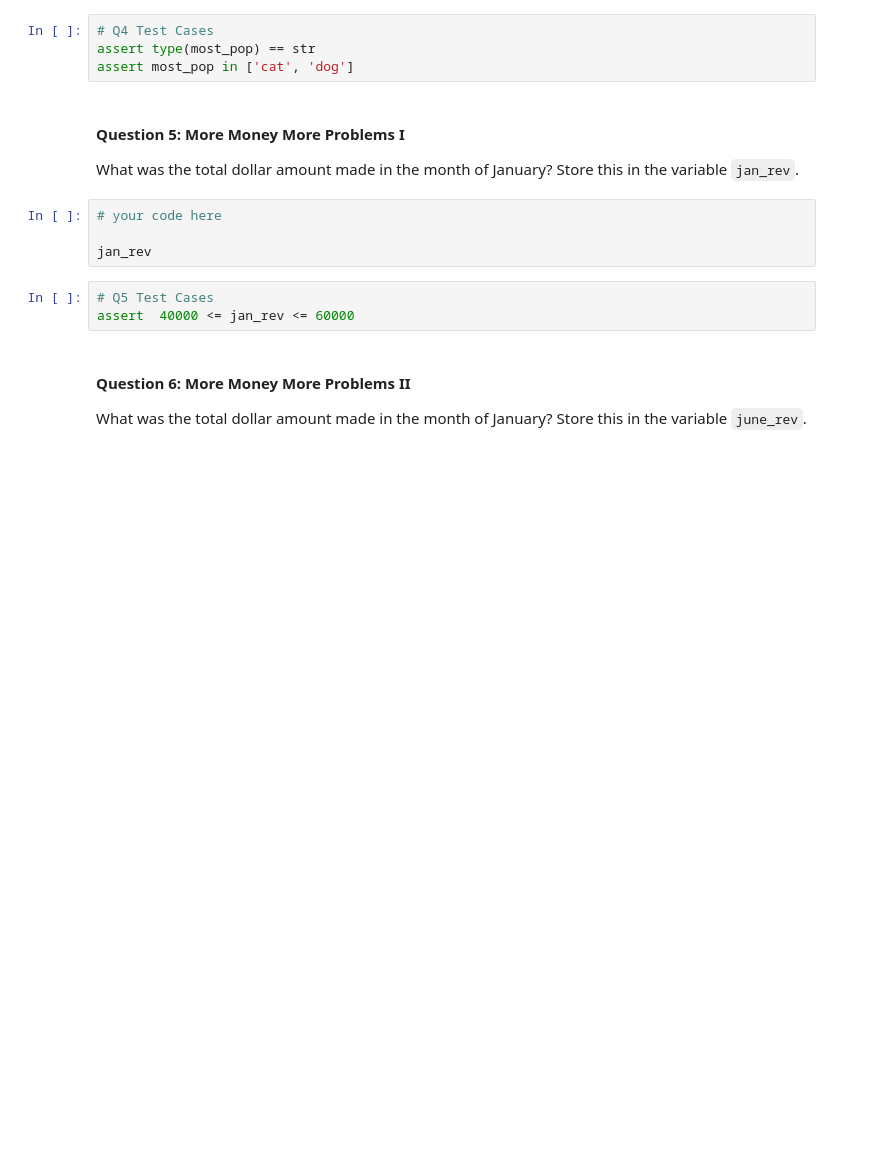
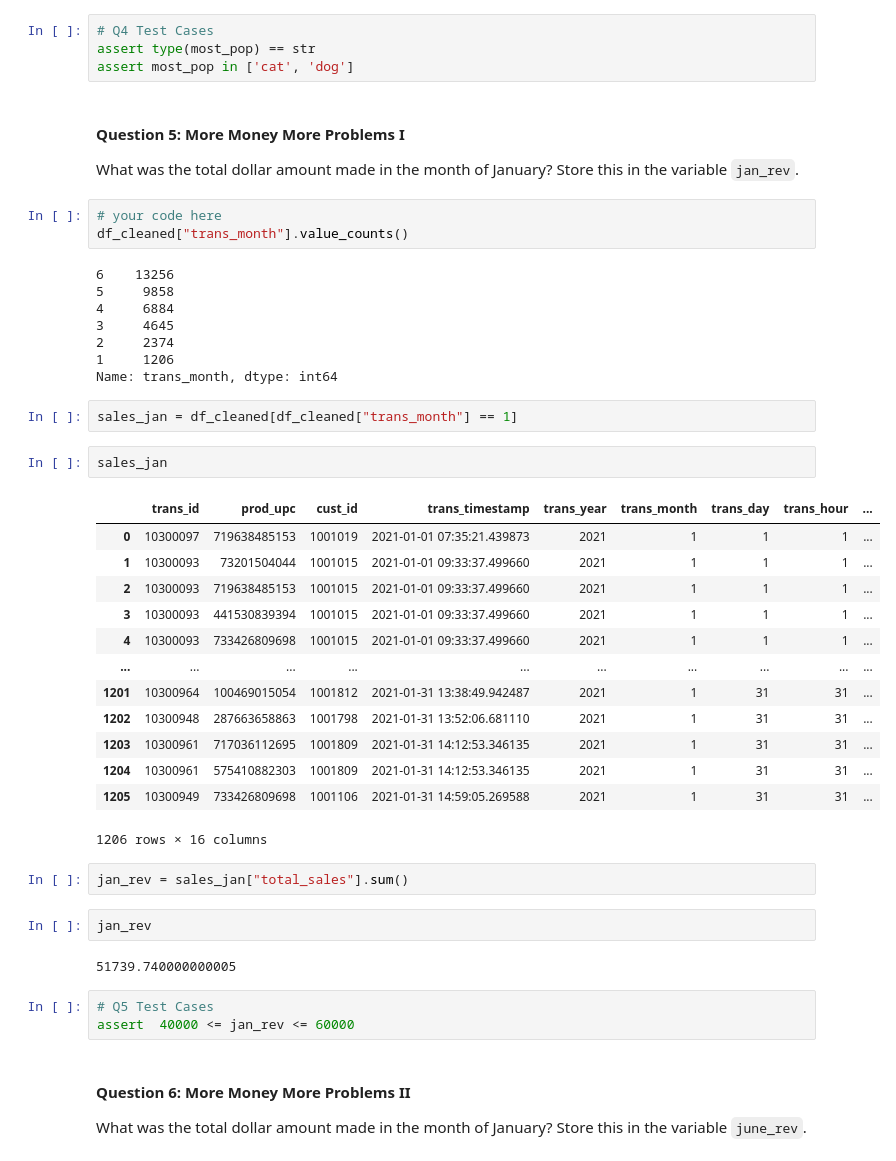
Before and after one commit to dennislamcv1/MetaMarketingAnalytics, a Jupyter notebook: Introduction to Data Analytics/Explore.ipynb, the cells around one changed output. Cells and saved outputs as stored; diff of their text form; blank space fills up the shorter version.

```diff
--- a/Introduction to Data Analytics/Explore.ipynb
+++ b/Introduction to Data Analytics/Explore.ipynb
@@ -75,8 +155,39 @@ assert most_pop in ['cat', 'dog']
 What was the total dollar amount made in the month of January? Store this in the variable `jan_rev`.
 # %%
 # your code here
-
-jan_rev
+df_cleaned["trans_month"].value_counts()
+# %% [output]
+6    13256
+5     9858
+4     6884
+3     4645
+2     2374
+1     1206
+Name: trans_month, dtype: int64
+# %%
+sales_jan = df_cleaned[df_cleaned["trans_month"] == 1]
+# %%
+sales_jan
+# %% [output]
+|  | trans_id | prod_upc | cust_id | trans_timestamp | trans_year | trans_month | trans_day | trans_hour | ... |
+| 0 | 10300097 | 719638485153 | 1001019 | 2021-01-01 07:35:21.439873 | 2021 | 1 | 1 | 1 | ... |
+| 1 | 10300093 | 73201504044 | 1001015 | 2021-01-01 09:33:37.499660 | 2021 | 1 | 1 | 1 | ... |
+| 2 | 10300093 | 719638485153 | 1001015 | 2021-01-01 09:33:37.499660 | 2021 | 1 | 1 | 1 | ... |
+| 3 | 10300093 | 441530839394 | 1001015 | 2021-01-01 09:33:37.499660 | 2021 | 1 | 1 | 1 | ... |
+| 4 | 10300093 | 733426809698 | 1001015 | 2021-01-01 09:33:37.499660 | 2021 | 1 | 1 | 1 | ... |
+| ... | ... | ... | ... | ... | ... | ... | ... | ... | ... |
+| 1201 | 10300964 | 100469015054 | 1001812 | 2021-01-31 13:38:49.942487 | 2021 | 1 | 31 | 31 | ... |
+| 1202 | 10300948 | 287663658863 | 1001798 | 2021-01-31 13:52:06.681110 | 2021 | 1 | 31 | 31 | ... |
+| 1203 | 10300961 | 717036112695 | 1001809 | 2021-01-31 14:12:53.346135 | 2021 | 1 | 31 | 31 | ... |
+| 1204 | 10300961 | 575410882303 | 1001809 | 2021-01-31 14:12:53.346135 | 2021 | 1 | 31 | 31 | ... |
+| 1205 | 10300949 | 733426809698 | 1001106 | 2021-01-31 14:59:05.269588 | 2021 | 1 | 31 | 31 | ... |
+1206 rows × 16 columns
+# %%
+jan_rev = sales_jan["total_sales"].sum()
+# %%
+jan_rev
+# %% [output]
+51739.740000000005
 # %%
 # Q5 Test Cases
 assert  40000 <= jan_rev <= 60000
```
Also changed, not shown: parts of 40 cells of this notebook, 5 other files.
